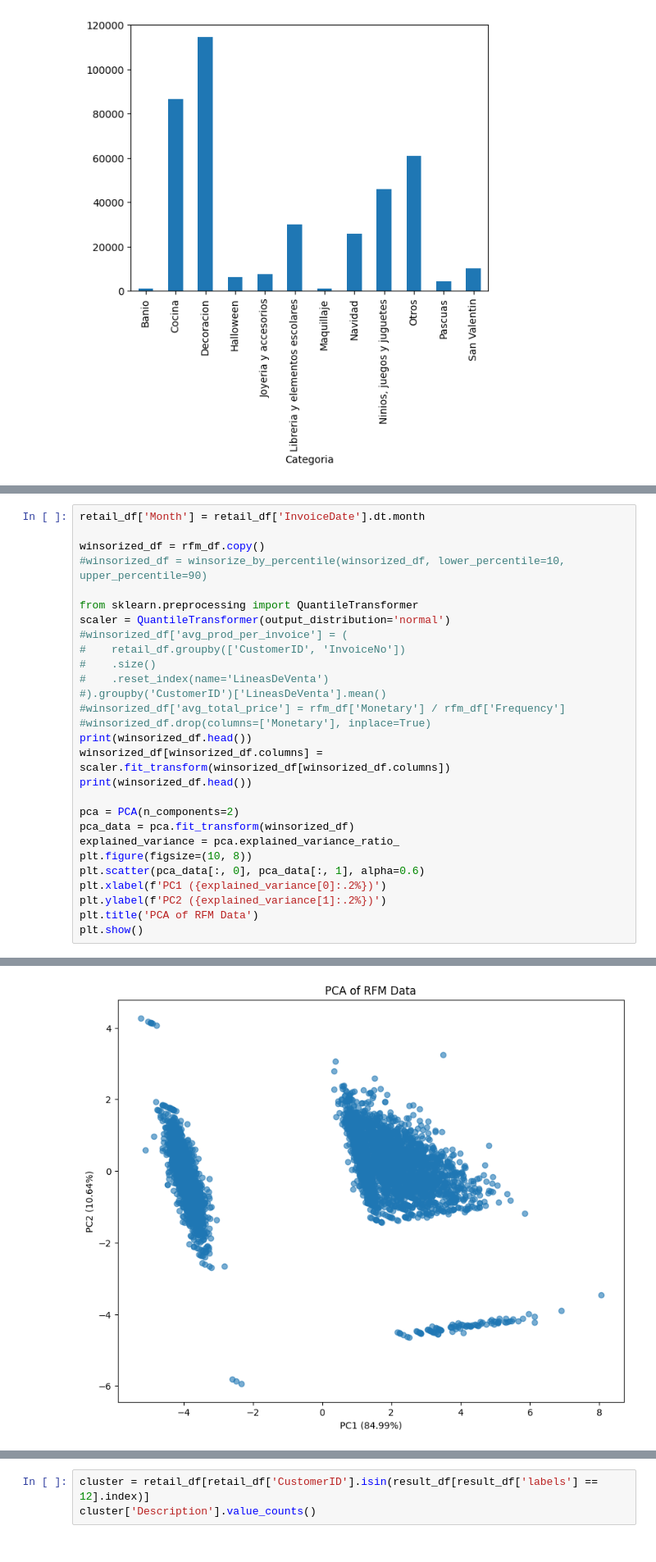
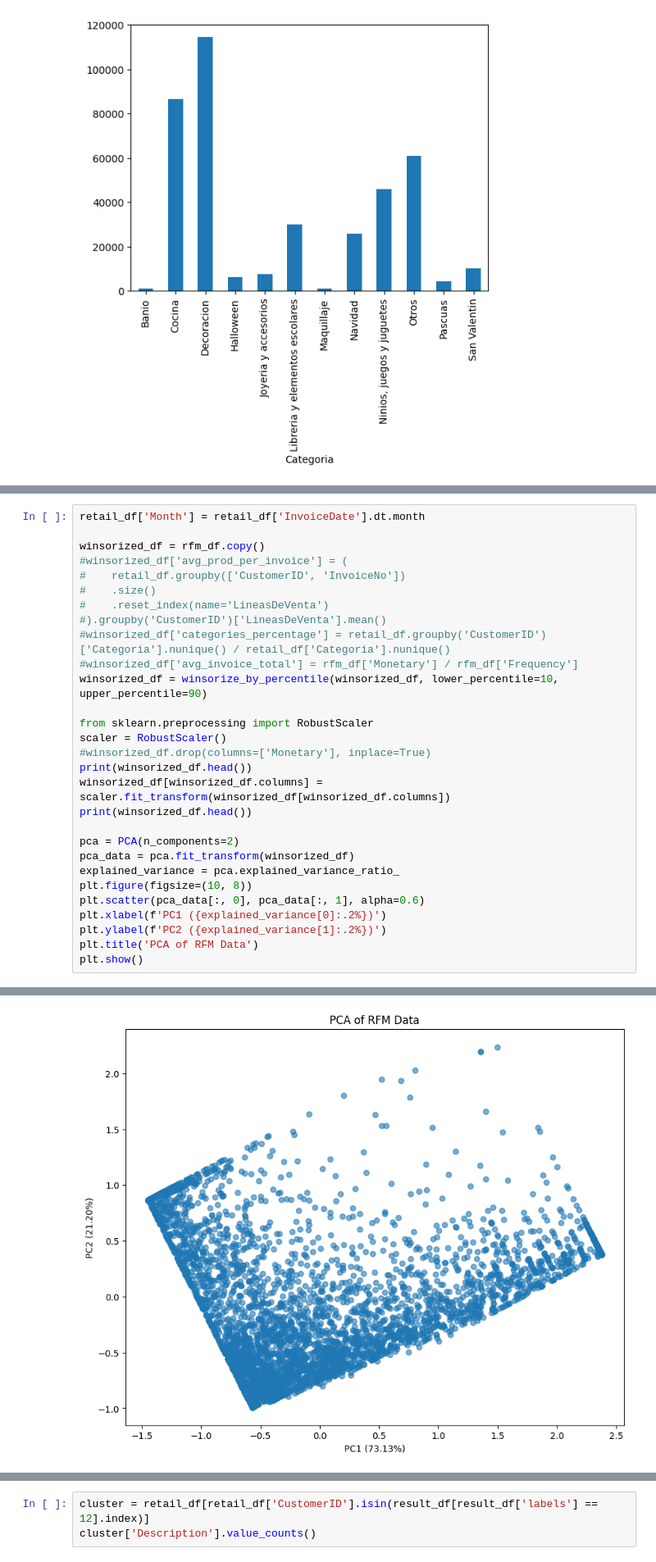
Before and after one commit to PulidoLuciano/RetailClustering, a Jupyter notebook: RetailClustering/notebooks/tests.ipynb, the cells around one changed output, grey strips where cells are left out. Shown at 82% size. Saved outputs shown, nothing was run; the diff lists cells and outputs as text.

```diff
--- a/RetailClustering/notebooks/tests.ipynb
+++ b/RetailClustering/notebooks/tests.ipynb
@@ -1208,16 +1208,17 @@ retail_df[retail_df['Categoria'].isna()]
 retail_df['Month'] = retail_df['InvoiceDate'].dt.month
 
 winsorized_df = rfm_df.copy()
-#winsorized_df = winsorize_by_percentile(winsorized_df, lower_percentile=10, upper_percentile=90)
-
-from sklearn.preprocessing import QuantileTransformer
-scaler = QuantileTransformer(output_distribution='normal')
 #winsorized_df['avg_prod_per_invoice'] = (
 #    retail_df.groupby(['CustomerID', 'InvoiceNo'])
 #    .size()
 #    .reset_index(name='LineasDeVenta')
 #).groupby('CustomerID')['LineasDeVenta'].mean()
-#winsorized_df['avg_total_price'] = rfm_df['Monetary'] / rfm_df['Frequency']
+#winsorized_df['categories_percentage'] = retail_df.groupby('CustomerID')['Categoria'].nunique() / retail_df['Categoria'].nunique()
+#winsorized_df['avg_invoice_total'] = rfm_df['Monetary'] / rfm_df['Frequency']
+winsorized_df = winsorize_by_percentile(winsorized_df, lower_percentile=10, upper_percentile=90)
+
+from sklearn.preprocessing import RobustScaler
+scaler = RobustScaler()
 #winsorized_df.drop(columns=['Monetary'], inplace=True)
 print(winsorized_df.head())
 winsorized_df[winsorized_df.columns] = scaler.fit_transform(winsorized_df[winsorized_df.columns])
@@ -1250 +1251 @@ CustomerID
-[figure, old version]
+[figure, new version]
```
Also changed, not shown: parts of 12 cells of this notebook, 3 other files.
